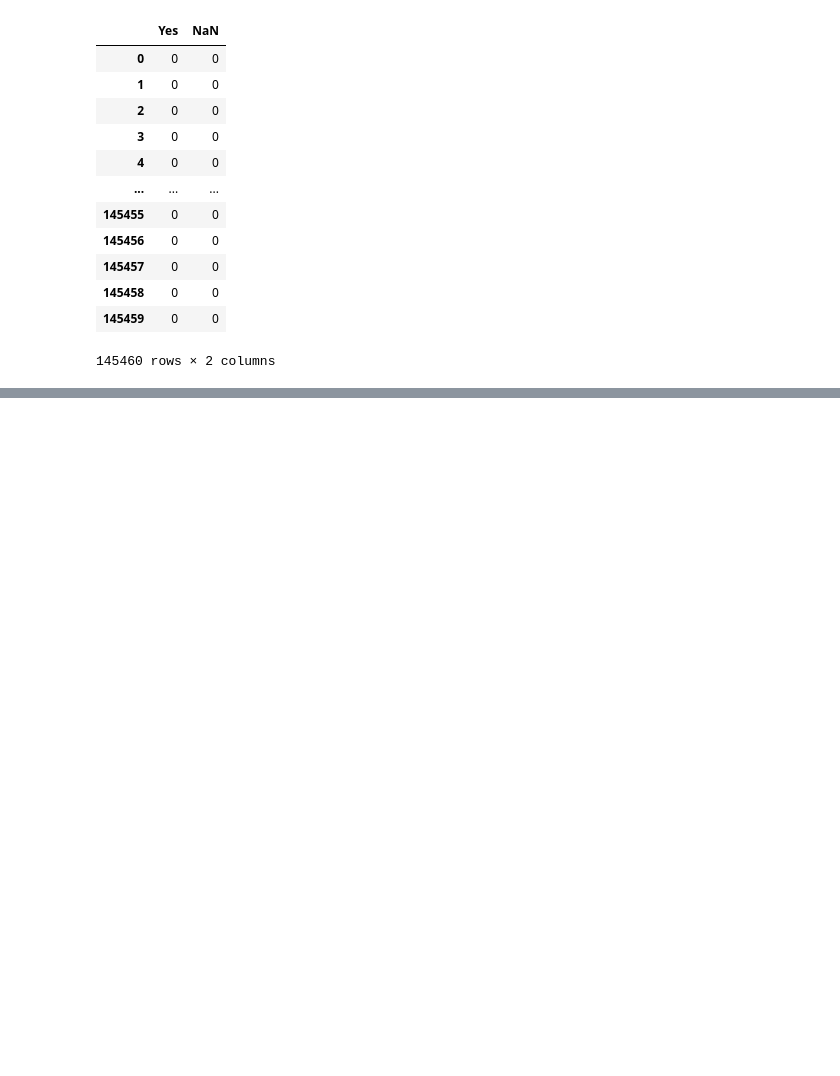
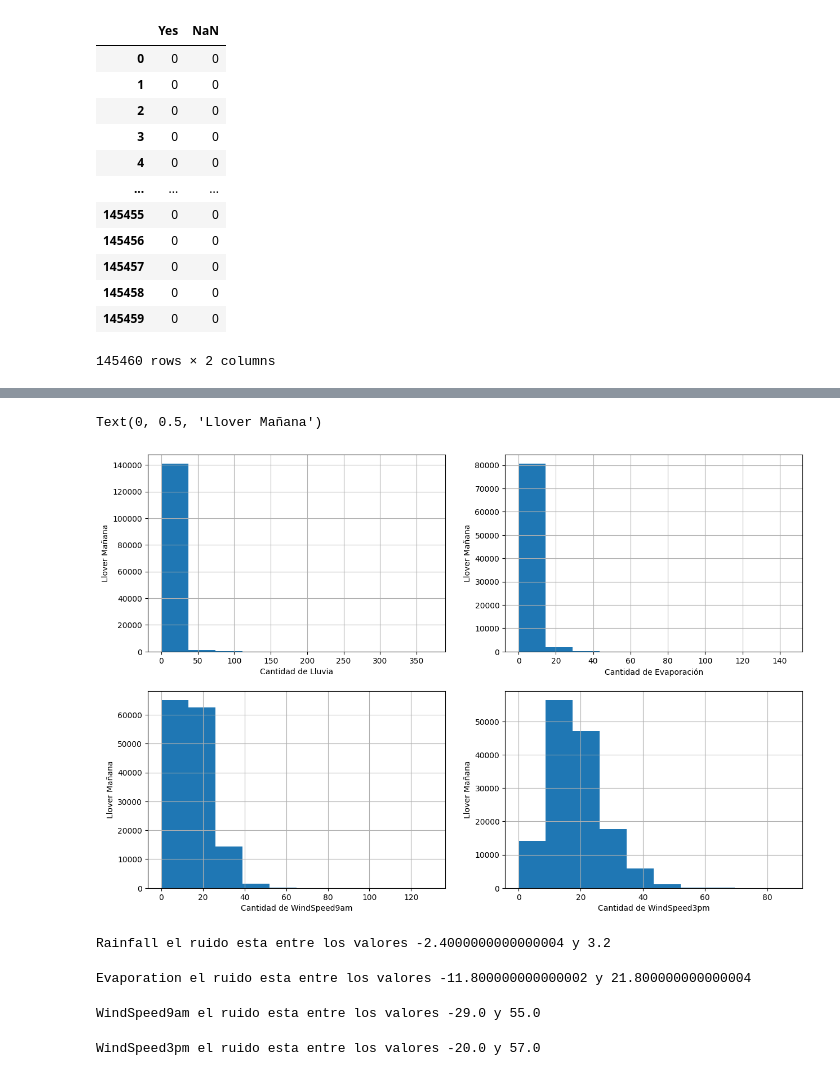
Before and after one commit to jaquimbayoc8/DiplomadoMLA2023, a Jupyter notebook: 5.RegresionLogistica/RegresionLogistica.ipynb, the cells around one changed output, grey strips where cells are left out. Saved outputs shown, nothing was run; the diff lists cells and outputs as text; code cells hidden in the pictures; blank space fills up the shorter version.

```diff
--- a/5.RegresionLogistica/RegresionLogistica.ipynb
+++ b/5.RegresionLogistica/RegresionLogistica.ipynb
@@ -266,0 +326,64 @@ pd.get_dummies(df['RainToday'], drop_first=True, dummy_na=True)
+# %%
+##Ver distribución de variables
+plt.figure(figsize=(15,10))
+
+plt.subplot(2,2,1)
+fig = df.Rainfall.hist(bins=10)
+fig.set_xlabel('Cantidad de Lluvia')
+fig.set_ylabel('Llover Mañana')
+
+plt.subplot(2,2,2)
+fig = df.Evaporation.hist(bins=10)
+fig.set_xlabel('Cantidad de Evaporación')
+fig.set_ylabel('Llover Mañana')
+
+plt.subplot(2,2,3)
+fig = df.WindSpeed9am.hist(bins=10)
+fig.set_xlabel('Cantidad de WindSpeed9am')
+fig.set_ylabel('Llover Mañana')
+
+
+plt.subplot(2,2,4)
+fig = df.WindSpeed3pm.hist(bins=10)
+fig.set_xlabel('Cantidad de WindSpeed3pm')
+fig.set_ylabel('Llover Mañana')
+# %% [output]
+Text(0, 0.5, 'Llover Mañana')
+[figure, added]
+# %%
+##Rango del ruido de esas variable numéricas - rango intercuantilico
+IQR = df.Rainfall.quantile(0.75)- df.Rainfall.quantile(0.25)
+puntomin = df.Rainfall.quantile(0.25) - (IQR*3)
+puntomax = df.Rainfall.quantile(0.75) + (IQR*3)
+
+print('Rainfall el ruido esta entre los valores {} y {}'.format(puntomin, puntomax))
+
+##El ruido arranca desde >3.2
+# %% [output]
+Rainfall el ruido esta entre los valores -2.4000000000000004 y 3.2
+# %%
+IQR = df.Evaporation.quantile(0.75)- df.Evaporation.quantile(0.25)
+puntomin = df.Evaporation.quantile(0.25) - (IQR*3)
+puntomax = df.Evaporation.quantile(0.75) + (IQR*3)
+
+print('Evaporation el ruido esta entre los valores {} y {}'.format(puntomin, puntomax))
+# %% [output]
+Evaporation el ruido esta entre los valores -11.800000000000002 y 21.800000000000004
+# %%
+IQR = df.WindSpeed9am.quantile(0.75)- df.WindSpeed9am.quantile(0.25)
+puntomin = df.WindSpeed9am.quantile(0.25) - (IQR*3)
+puntomax = df.WindSpeed9am.quantile(0.75) + (IQR*3)
+
+print('WindSpeed9am el ruido esta entre los valores {} y {}'.format(puntomin, puntomax))
+# %% [output]
+WindSpeed9am el ruido esta entre los valores -29.0 y 55.0
+# %%
+IQR = df.WindSpeed3pm.quantile(0.75)- df.WindSpeed3pm.quantile(0.25)
+puntomin = df.WindSpeed3pm.quantile(0.25) - (IQR*3)
+puntomax = df.WindSpeed3pm.quantile(0.75) + (IQR*3)
+
+##df['Age'] = np.where(df['Age']>57.0,IQR,df['Age'] )
+
+print('WindSpeed3pm el ruido esta entre los valores {} y {}'.format(puntomin, puntomax))
+# %% [output]
+WindSpeed3pm el ruido esta entre los valores -20.0 y 57.0
```
Also changed, not shown: parts of 10 cells of this notebook.
